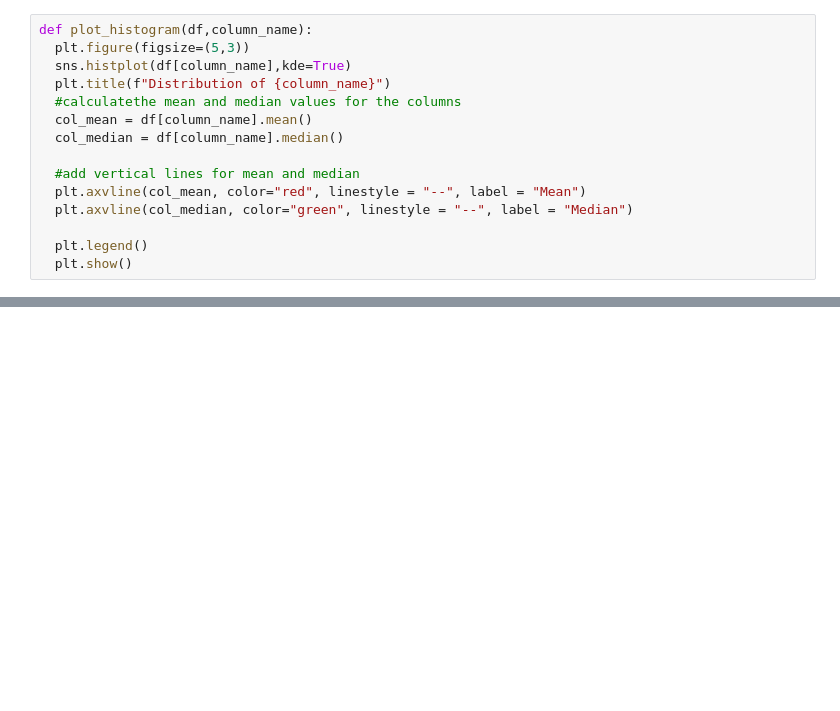
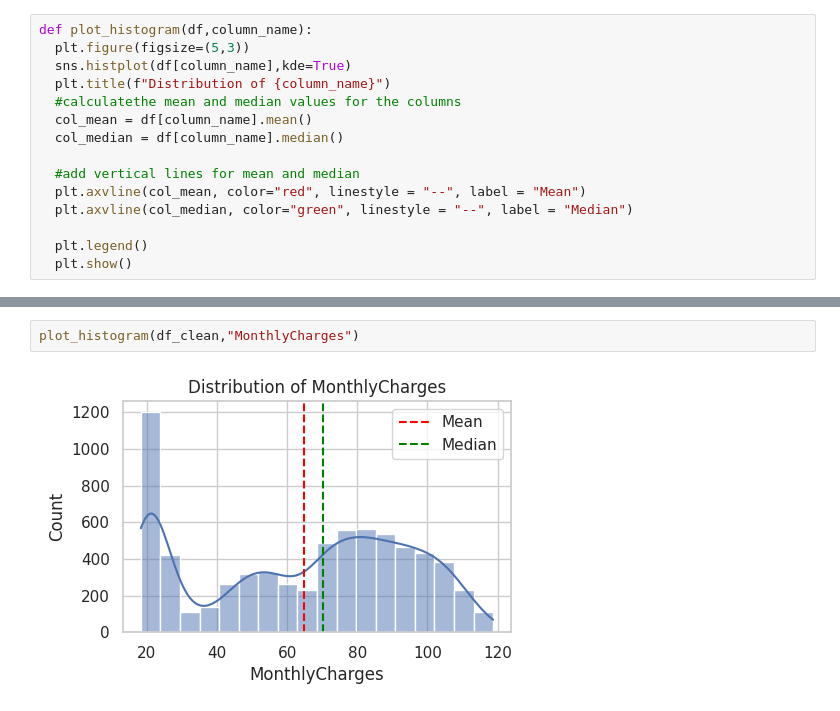
Before and after one commit to sanuli2008/Comparing-Tesla-and-GameStop-Stock-Prices-vs-Revenue-Analysis, a Jupyter notebook: 2425615.ipynb, the cells around one changed output, grey strips where cells are left out. Cells and saved outputs as stored; diff of their text form; blank space fills up the shorter version.

```diff
--- a/2425615.ipynb
+++ b/2425615.ipynb
@@ -290,0 +240,4 @@ with open("encoders.pkl","wb") as f: #Ensures you can reuse the exact encoders l
+# %%
+plot_histogram(df_clean,"MonthlyCharges")
+# %% [output]
+[figure, added]
```
Also changed, not shown: parts of 137 cells of this notebook.
